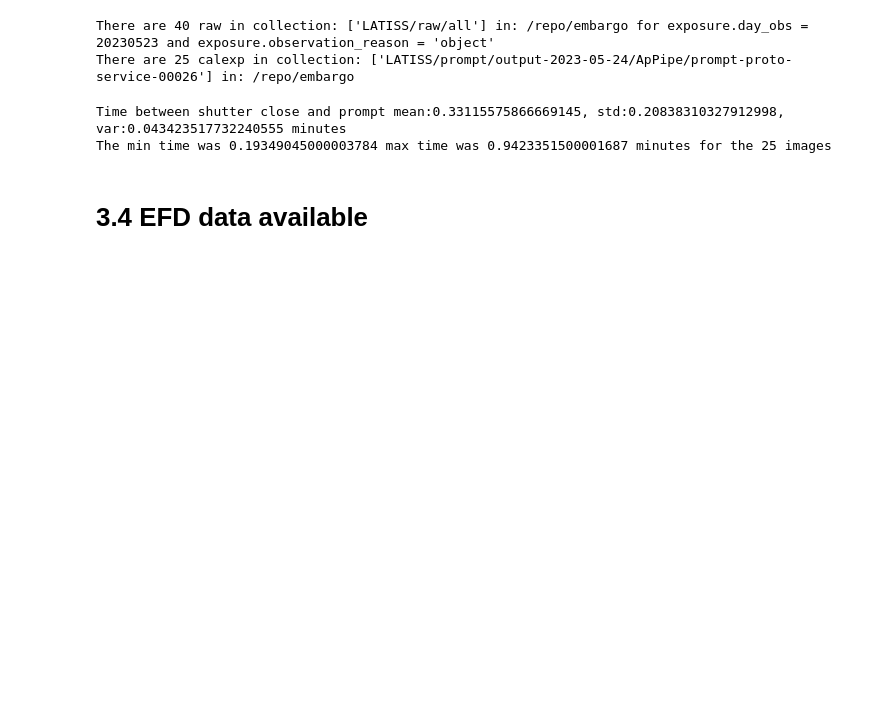
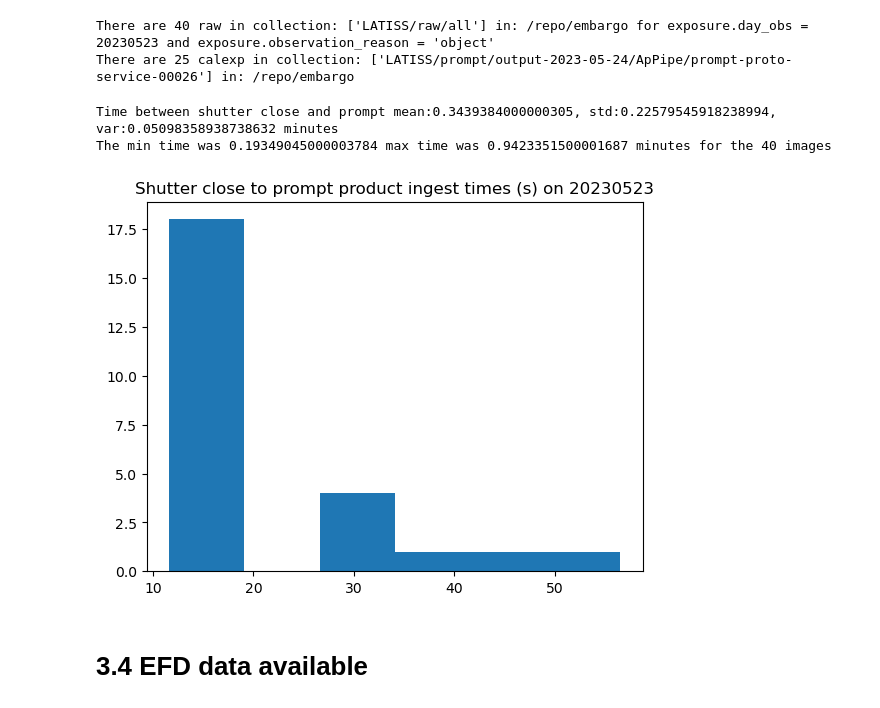
Before and after one commit to lsst/rtn-053, a Jupyter notebook: RTN-053-USDF.ipynb, the cells around one changed output. Drawn from its saved outputs; the diff is of its cells as text; code cells hidden in the pictures; blank space fills up the shorter version.

```diff
--- a/RTN-053-USDF.ipynb
+++ b/RTN-053-USDF.ipynb
@@ -131,9 +131,9 @@ LATISS/prompt/output-2023-05-24/ApPipe/prompt-proto-service-00026
 # %%
 promptcollection = ['LATISS/prompt/output-2023-05-24/ApPipe/prompt-proto-service-00026']
 # %%
-
 dt='raw'
-where="exposure.day_obs = 20230523 and exposure.observation_reason = 'object'"
+pday='20230523'
+where=f"exposure.day_obs = {pday} and exposure.observation_reason = 'object'"
 datasetRefs = list(butler.registry.queryDatasets(datasetType=dt,where=where, collections=collections))
 dtp='calexp'
 datasetPrompt = list(butler.registry.queryDatasets(datasetType=dtp, collections=promptcollection))
@@ -159,7 +159,7 @@ for ref in datasetPrompt:
 res = butler.registry.queryDimensionRecords('exposure', where=where, instrument=instrument)
 # These are the exposues which have a shutter close time.
 
-times = []
+ptimes = []
 min = 100
 max = 0
 for count,dimensionRecord in enumerate(res):
@@ -181,14 +181,22 @@ for count,dimensionRecord in enumerate(res):
     if diff.value > max:
         max = diff.value
     #print(r.id,r.timespan.end, intime, diff )
-    times.append(diff.value)
+    ptimes.append(diff.value)
 
 import numpy as np
 print (f"Time between shutter close and prompt mean:{np.mean(times)}, std:{np.std(times)}, var:{np.var(times)} minutes")
 print (f"The min time was {min} max time was {max} minutes for the {len(times)} images")
 # %% [output]
-Time between shutter close and prompt mean:0.33115575866669145, std:0.20838310327912998, var:0.043423517732240555 minutes
-The min time was 0.19349045000003784 max time was 0.9423351500001687 minutes for the 25 images
+Time between shutter close and prompt mean:0.3439384000000305, std:0.22579545918238994, var:0.05098358938738632 minutes
+The min time was 0.19349045000003784 max time was 0.9423351500001687 minutes for the 40 images
+# %%
+import matplotlib.pyplot as plt
+seconds = list(map(lambda t:t*60.0,ptimes))
+plt.hist(seconds,bins='auto')
+plt.title(f"Shutter close to prompt product ingest times (s) on {pday}")
+plt.show()
+# %% [output]
+[figure, added]
 # %% [markdown]
 # 3.4 EFD data available
 # %%
```
Also changed, not shown: parts of 8 cells of this notebook.
